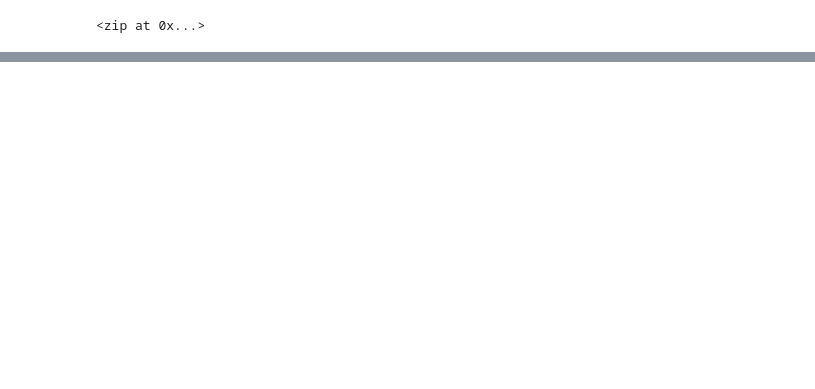
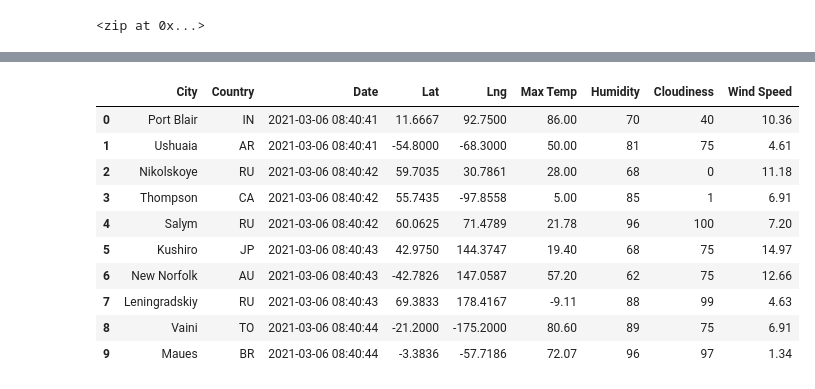
Before and after one commit to meow24mi/World_Weather_Analysis, a Jupyter notebook: WeatherPy_PythonData.ipynb, the cells around one changed output, grey strips where cells are left out. Drawn from its saved outputs; the diff is of its cells as text; code cells hidden in the pictures; blank space fills up the shorter version.

```diff
--- a/WeatherPy_PythonData.ipynb
+++ b/WeatherPy_PythonData.ipynb
@@ -33,0 +136,16 @@ len(cities)
+# %%
+new_column_order = ["City","Country", "Date", "Lat", "Lng", "Max Temp", "Humidity", "Cloudiness", "Wind Speed"]
+city_data_df = city_data_df[new_column_order]
+city_data_df.head(10)
+# %% [output]
+|  | City | Country | Date | Lat | Lng | Max Temp | Humidity | Cloudiness | Wind Speed |
+| 0 | Port Blair | IN | 2021-03-06 08:40:41 | 11.6667 | 92.7500 | 86.00 | 70 | 40 | 10.36 |
+| 1 | Ushuaia | AR | 2021-03-06 08:40:41 | -54.8000 | -68.3000 | 50.00 | 81 | 75 | 4.61 |
+| 2 | Nikolskoye | RU | 2021-03-06 08:40:42 | 59.7035 | 30.7861 | 28.00 | 68 | 0 | 11.18 |
+| 3 | Thompson | CA | 2021-03-06 08:40:42 | 55.7435 | -97.8558 | 5.00 | 85 | 1 | 6.91 |
+| 4 | Salym | RU | 2021-03-06 08:40:42 | 60.0625 | 71.4789 | 21.78 | 96 | 100 | 7.20 |
+| 5 | Kushiro | JP | 2021-03-06 08:40:43 | 42.9750 | 144.3747 | 19.40 | 68 | 75 | 14.97 |
+| 6 | New Norfolk | AU | 2021-03-06 08:40:43 | -42.7826 | 147.0587 | 57.20 | 62 | 75 | 12.66 |
+| 7 | Leningradskiy | RU | 2021-03-06 08:40:43 | 69.3833 | 178.4167 | -9.11 | 88 | 99 | 4.63 |
+| 8 | Vaini | TO | 2021-03-06 08:40:44 | -21.2000 | -175.2000 | 80.60 | 89 | 75 | 6.91 |
+| 9 | Maues | BR | 2021-03-06 08:40:44 | -3.3836 | -57.7186 | 72.07 | 96 | 97 | 1.34 |
```
Also changed, not shown: parts of 6 cells of this notebook, 5 other files.
